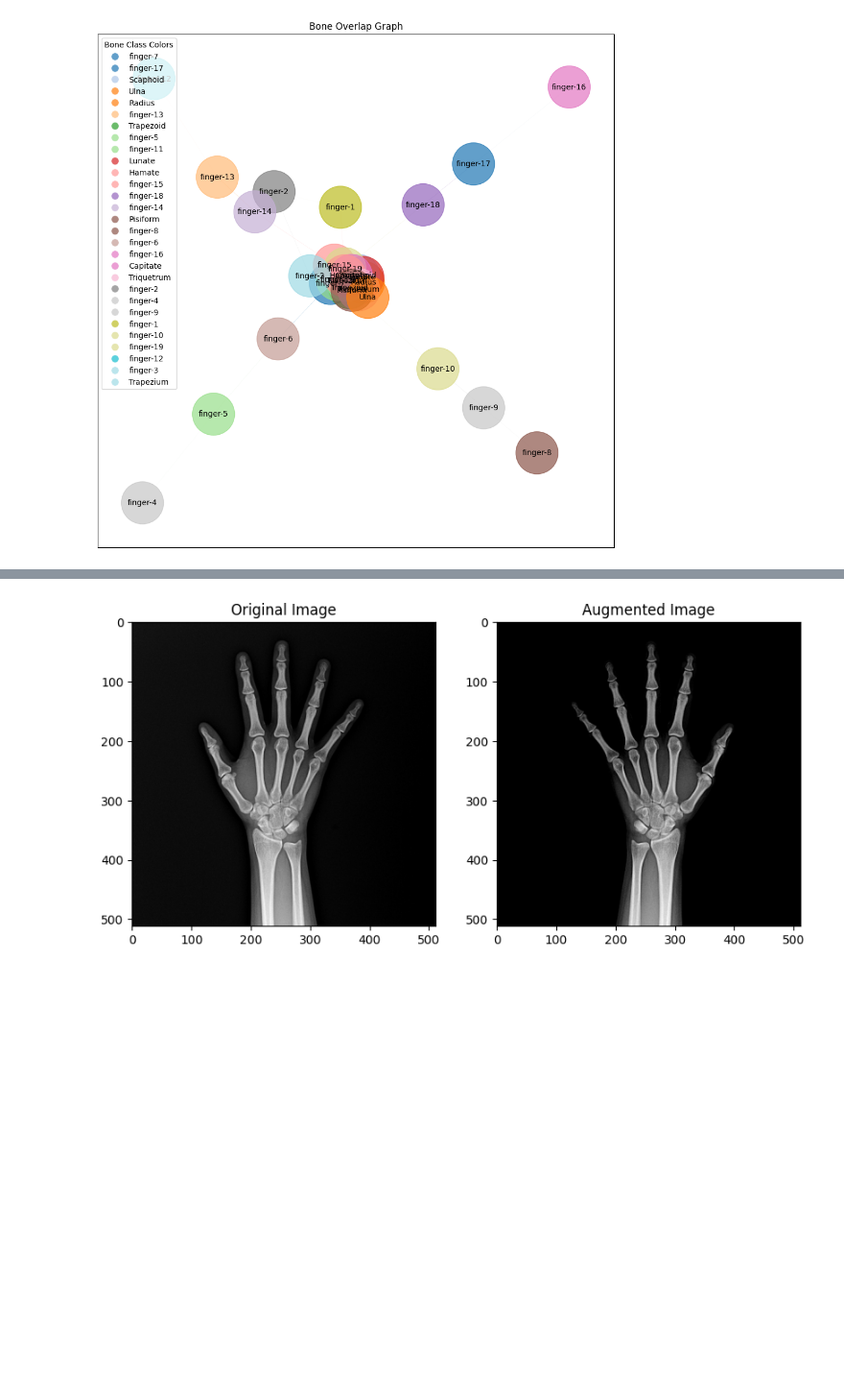
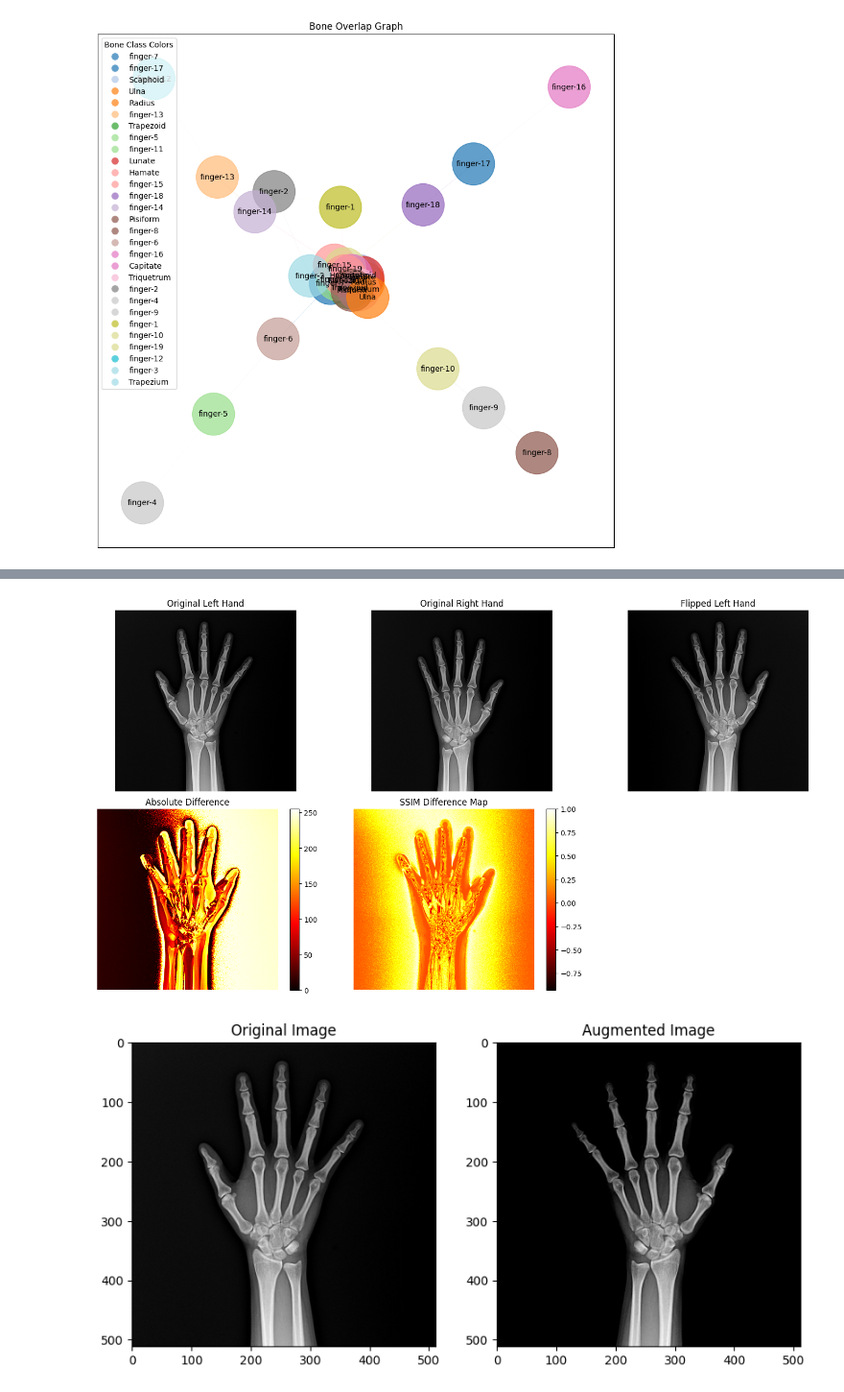
Before and after one commit to boostcampaitech7/level2-cv-semanticsegmentation-cv-8-lv3, a Jupyter notebook: EDA/xray_hands_eda_updated.ipynb, the cells around one changed output, grey strips where cells are left out. Shown at 96% size. Saved outputs shown, nothing was run; the diff lists cells and outputs as text; code cells hidden in the pictures; blank space fills up the shorter version.

Commit message:
[#6] Experiment : compare GT and submission

```diff
--- a/EDA/xray_hands_eda_updated.ipynb
+++ b/EDA/xray_hands_eda_updated.ipynb
@@ -487,0 +490,81 @@ print(overlap_df)
+# %%
+from skimage.metrics import structural_similarity as ssim
+from sklearn.metrics import mean_squared_error
+
+# 두 이미지 간 MSE 및 SSIM 계산 함수
+def calculate_similarity(image1, image2):
+    # Mean Squared Error (MSE)
+    mse_value = mean_squared_error(image1.ravel(), image2.ravel())
+
+    # Structural Similarity Index (SSIM)
+    ssim_value, diff = ssim(image1, image2, full=True)
+    return mse_value, ssim_value, diff
+
+# 시각적 비교 및 분석 함수
+def visualize_comparison(left_image, right_image, flipped_left_image, diff):
+    plt.figure(figsize=(15, 8))
+
+    # 왼손 이미지
+    plt.subplot(2, 3, 1)
+    plt.imshow(left_image, cmap='gray')
+    plt.title("Original Left Hand")
+    plt.axis('off')
+
+    # 오른손 이미지
+    plt.subplot(2, 3, 2)
+    plt.imshow(right_image, cmap='gray')
+    plt.title("Original Right Hand")
+    plt.axis('off')
+
+    # 플립된 왼손 이미지
+    plt.subplot(2, 3, 3)
+    plt.imshow(flipped_left_image, cmap='gray')
+    plt.title("Flipped Left Hand")
+    plt.axis('off')
+
+    # 차이 이미지 (절대 값 차이)
+    plt.subplot(2, 3, 4)
+    plt.imshow(np.abs(right_image - flipped_left_image), cmap='hot')
+    plt.title("Absolute Difference")
+    plt.colorbar()
+    plt.axis('off')
+
+    # SSIM 차이 이미지
+    plt.subplot(2, 3, 5)
+    plt.imshow(diff, cmap='hot')
+    plt.title("SSIM Difference Map")
+    plt.colorbar()
+    plt.axis('off')
+
+    plt.tight_layout()
+    plt.show()
+
+# 왼손-오른손 이미지 유사성 비교 함수
+def compare_left_right_hands(left_hand_path, right_hand_path):
+    # 이미지 로드 및 전처리
+    left_image = cv2.imread(left_hand_path, cv2.IMREAD_GRAYSCALE)
+    right_image = cv2.imread(right_hand_path, cv2.IMREAD_GRAYSCALE)
+
+    # 이미지 크기를 맞추기
+    if left_image.shape != right_image.shape:
+        right_image = cv2.resize(right_image, (left_image.shape[1], left_image.shape[0]))
+
+    # 왼손 이미지를 수평 플립
+    flipped_left_image = cv2.flip(left_image, 1)
+
+    # 유사도 계산
+    mse_value, ssim_value, diff = calculate_similarity(flipped_left_image, right_image)
+
+    # 결과 출력
+    print(f"Mean Squared Error (MSE): {mse_value}")
+    print(f"Structural Similarity Index (SSIM): {ssim_value}")
+
+    # 시각화
+    visualize_comparison(left_image, right_image, flipped_left_image, diff)
+
+# 예제 실행
+left_hand_image_path = "/data/ephemeral/home/data/train/DCM/ID001/image1661130828152_R.png"  # 왼손 이미지 경로
+right_hand_image_path = "/data/ephemeral/home/data/train/DCM/ID001/image1661130891365_L.png"  # 오른손 이미지 경로
+
+compare_left_right_hands(left_hand_image_path, right_hand_image_path)
+# %% [output]
@@ -487,0 +573 @@ print(overlap_df)
+[figure, added]
```
Also changed, not shown: parts of 3 cells of this notebook, 1 other file.
